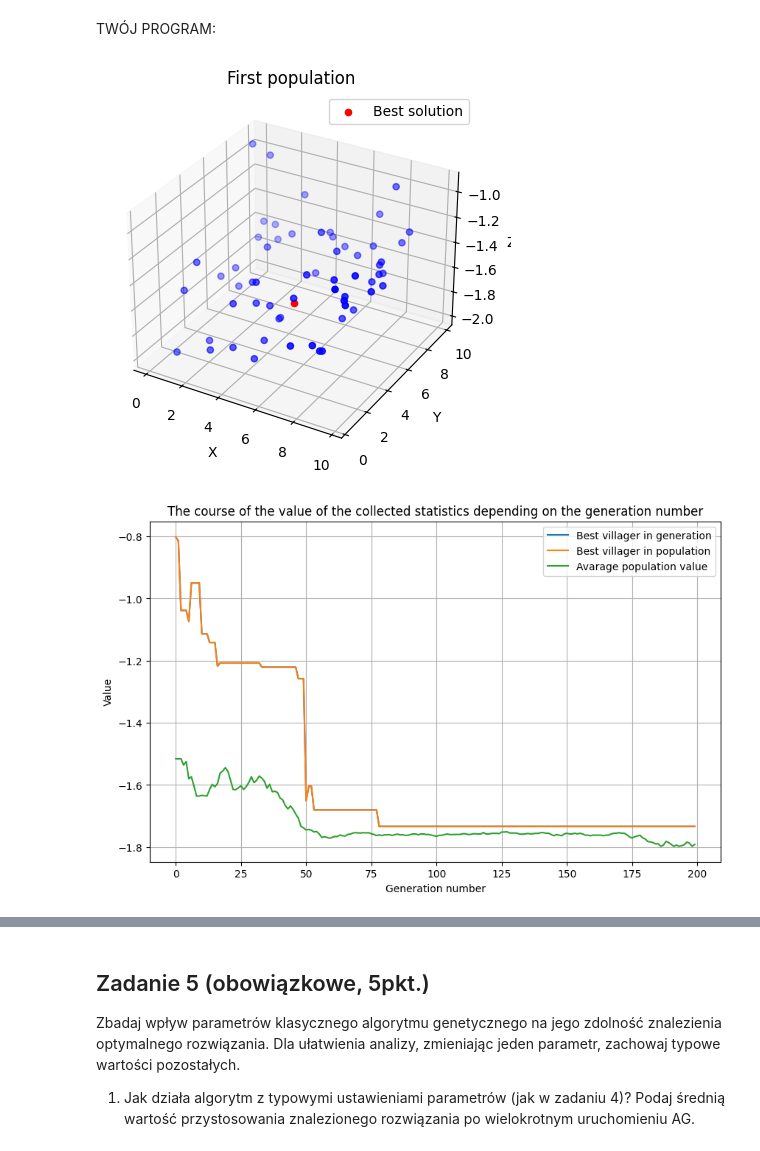
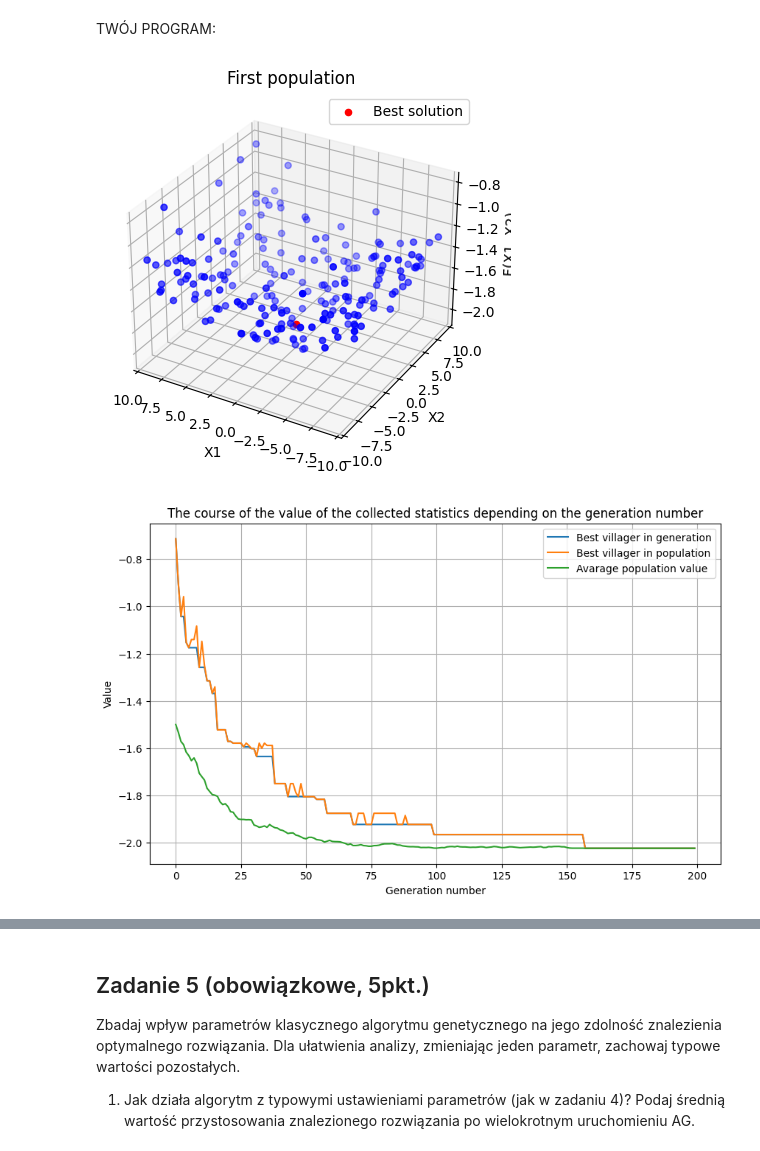
Before and after one commit to PotatoZip/Studies, a Jupyter notebook: Semestr_IV/Wstep_Do_Sztucznej_Inteligencji/Lab_7/142706_Zmiendak_Wiktor_Klasyczny algorytm genetyczny.ipynb, the cells around one changed output, grey strips where cells are left out. Saved outputs shown, nothing was run; the diff lists cells and outputs as text; code cells hidden in the pictures.

```diff
--- a/Semestr_IV/Wstep_Do_Sztucznej_Inteligencji/Lab_7/142706_Zmiendak_Wiktor_Klasyczny algorytm genetyczny.ipynb
+++ b/Semestr_IV/Wstep_Do_Sztucznej_Inteligencji/Lab_7/142706_Zmiendak_Wiktor_Klasyczny algorytm genetyczny.ipynb
@@ -435,8 +435,8 @@ Z = np.array([[obj_func([xi, yi]) for xi in x] for yi in y])
 fig = plt.figure(figsize=(10,10))
 ax = fig.add_subplot(111, projection='3d')
 surf = ax.plot_surface(X, Y, Z, cmap='viridis')
-ax.set_xlabel('X')
-ax.set_ylabel('Y')
+ax.set_xlabel('X1')
+ax.set_ylabel('X2')
 ax.set_zlabel('Value')
 ax.view_init(30, 200)
 plt.show()
@@ -541,47 +629,54 @@ def plot_population(ax, population, color='b', label=None):
     z = np.array([obj_func(ind) for ind in population])
     ax.scatter(population[:, 0], population[:, 1], z, c=color, label=label)
 
-pop_size = 60
+pop_size = 200
 pk = 0.7
 pm = 0.01
 generations = 200
 dx = [1e-10, 1e-10]
+lower_bound = 0
+upper_bound = 10
 
-population = np.random.uniform(0, 10, size=(pop_size, len(dx)))
-bestSol, bestGeneration, listBest, listBestGeneration, listMean = evolve(obj_func, pop_size, pk, pm, generations, dx)
+population = np.random.uniform(-10, 10, size=(pop_size, len(dx)))
+bestSol, bestGeneration, listBest, listBestGeneration, listMean = evolve(obj_func, pop_size, pk, pm, generations, dx, lower_bound, upper_bound)
 
 fig = plt.figure()
 ax = fig.add_subplot(111, projection='3d')
 plot_population(ax, population)
 ax.scatter(bestSol[0], bestSol[1], obj_func(bestSol), color='r', label='Best solution')
 ax.set_title('First population')
-ax.set_xlabel('X')
-ax.set_ylabel('Y')
-ax.set_zlabel('Z')
+ax.set_xlabel('X1')
+ax.set_ylabel('X2')
+ax.set_zlabel('F(X1, X2)')
+ax.set_xlim(10,-10)
+ax.set_ylim(-10,10)
 plt.legend()
 plt.show()
 
 plt.figure(figsize=(10, 6))
 plt.plot(range(generations), listBest, label='Best villager in generation')
 plt.plot(range(generations), listBestGeneration, label='Best villager in population')
 plt.plot(range(generations), listMean, label='Avarage population value')
 plt.xlabel('Generation number')
 plt.ylabel('Value')
 plt.title('The course of the value of the collected statistics depending on the generation number')
 plt.legend()
 plt.grid(True)
 plt.show()
 
 fig = plt.figure()
 ax = fig.add_subplot(111, projection='3d')
 plot_population(ax, population, label='Starting population')
 plot_population(ax, bestSol.reshape(1, -1), color='r', label='Best solution')
 ax.set_title('Final population')
-ax.set_xlabel('X')
-ax.set_ylabel('Y')
-ax.set_zlabel('Z')
+ax.set_xlabel('X1')
+ax.set_ylabel('X2')
+ax.set_zlabel('F(X1, X2)')
+ax.set_xlim(10, -10)
+ax.set_ylim(-10, 10)
+
 plt.legend()
 plt.show()
 # %% [output]
-[figure, old version]
+[figure, new version]
-[figure, old version]
+[figure, new version]
```
Also changed, not shown: parts of 5 cells of this notebook, 11 other files.
